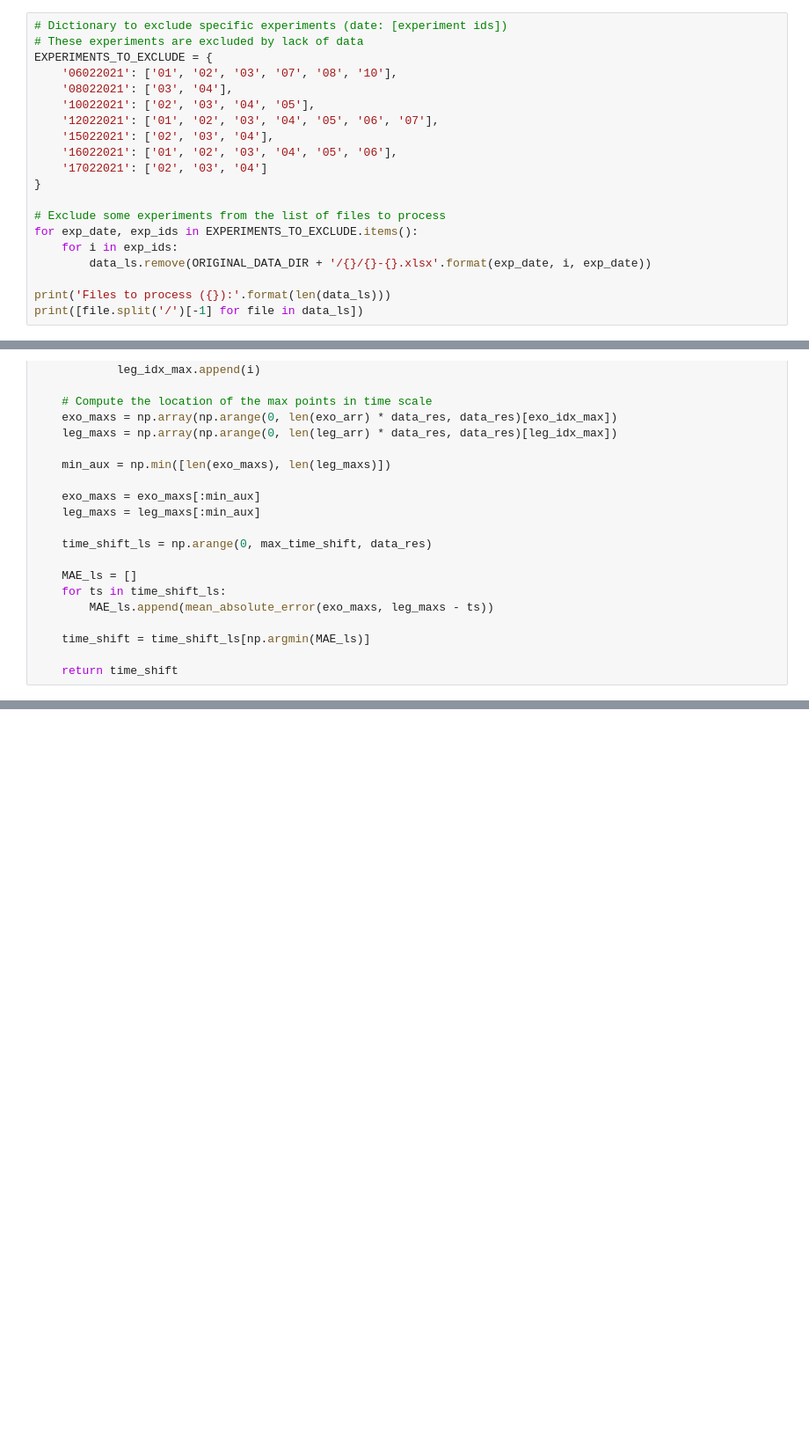
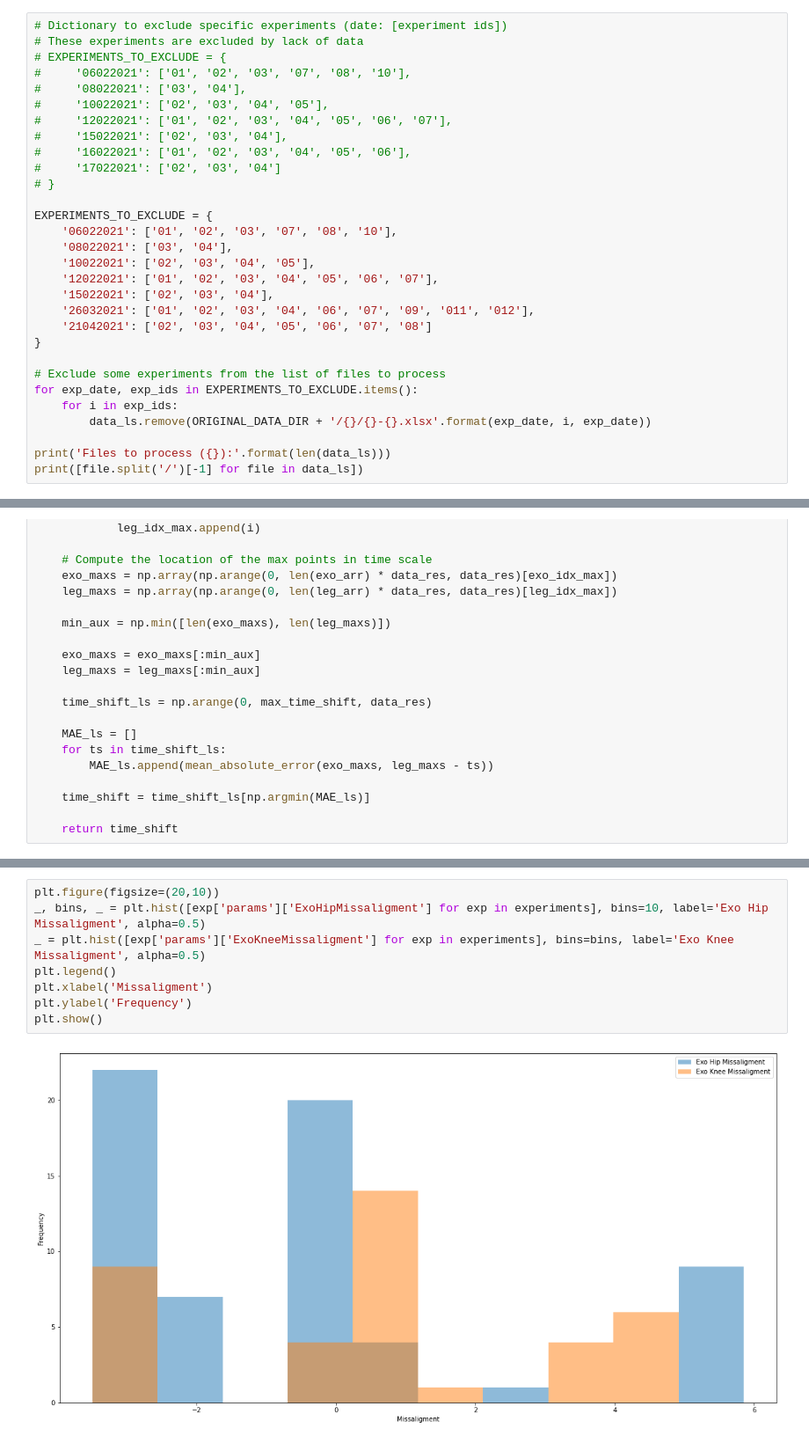
Before and after one commit to hl0d0w1g/EXOSAFE-ML, a Jupyter notebook: notebooks/models/missaligments_effects.ipynb, the cells around one changed output, grey strips where cells are left out. Shown at 88% size. Cells and saved outputs as stored; diff of their text form; blank space fills up the shorter version.

```diff
--- a/notebooks/models/missaligments_effects.ipynb
+++ b/notebooks/models/missaligments_effects.ipynb
@@ -32,14 +32,24 @@ Files found (101):
 # %%
 # Dictionary to exclude specific experiments (date: [experiment ids])
 # These experiments are excluded by lack of data
+# EXPERIMENTS_TO_EXCLUDE = {
+#     '06022021': ['01', '02', '03', '07', '08', '10'],
+#     '08022021': ['03', '04'],
+#     '10022021': ['02', '03', '04', '05'],
+#     '12022021': ['01', '02', '03', '04', '05', '06', '07'],
+#     '15022021': ['02', '03', '04'],
+#     '16022021': ['01', '02', '03', '04', '05', '06'],
+#     '17022021': ['02', '03', '04']
+# }
+
 EXPERIMENTS_TO_EXCLUDE = {
     '06022021': ['01', '02', '03', '07', '08', '10'],
     '08022021': ['03', '04'],
     '10022021': ['02', '03', '04', '05'],
     '12022021': ['01', '02', '03', '04', '05', '06', '07'],
     '15022021': ['02', '03', '04'],
-    '16022021': ['01', '02', '03', '04', '05', '06'],
-    '17022021': ['02', '03', '04']
+    '26032021': ['01', '02', '03', '04', '06', '07', '09', '011', '012'],
+    '21042021': ['02', '03', '04', '05', '06', '07', '08']
 }
 
 # Exclude some experiments from the list of files to process
@@ -171,0 +192,10 @@ for file in data_ls:
+# %%
+plt.figure(figsize=(20,10))
+_, bins, _ = plt.hist([exp['params']['ExoHipMissaligment'] for exp in experiments], bins=10, label='Exo Hip Missaligment', alpha=0.5)
+_ = plt.hist([exp['params']['ExoKneeMissaligment'] for exp in experiments], bins=bins, label='Exo Knee Missaligment', alpha=0.5)
+plt.legend()
+plt.xlabel('Missaligment')
+plt.ylabel('Frequency')
+plt.show()
+# %% [output]
+[figure, added]
```
Also changed, not shown: parts of 9 cells of this notebook, 7 other files.
